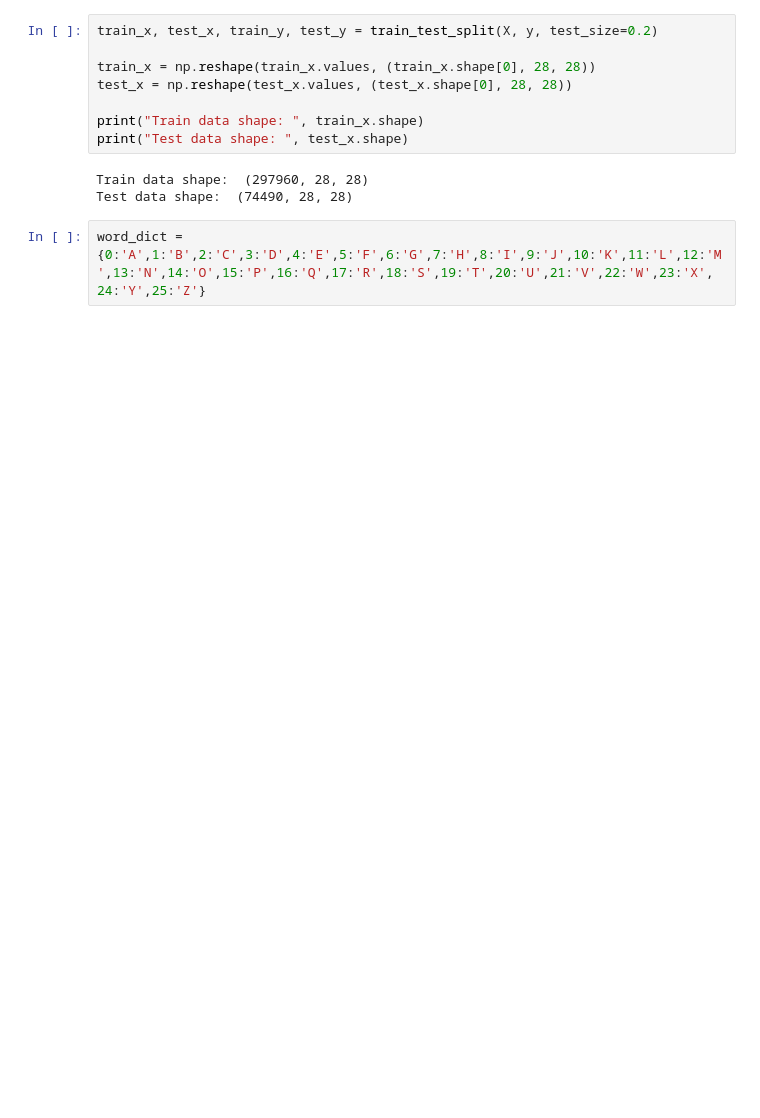
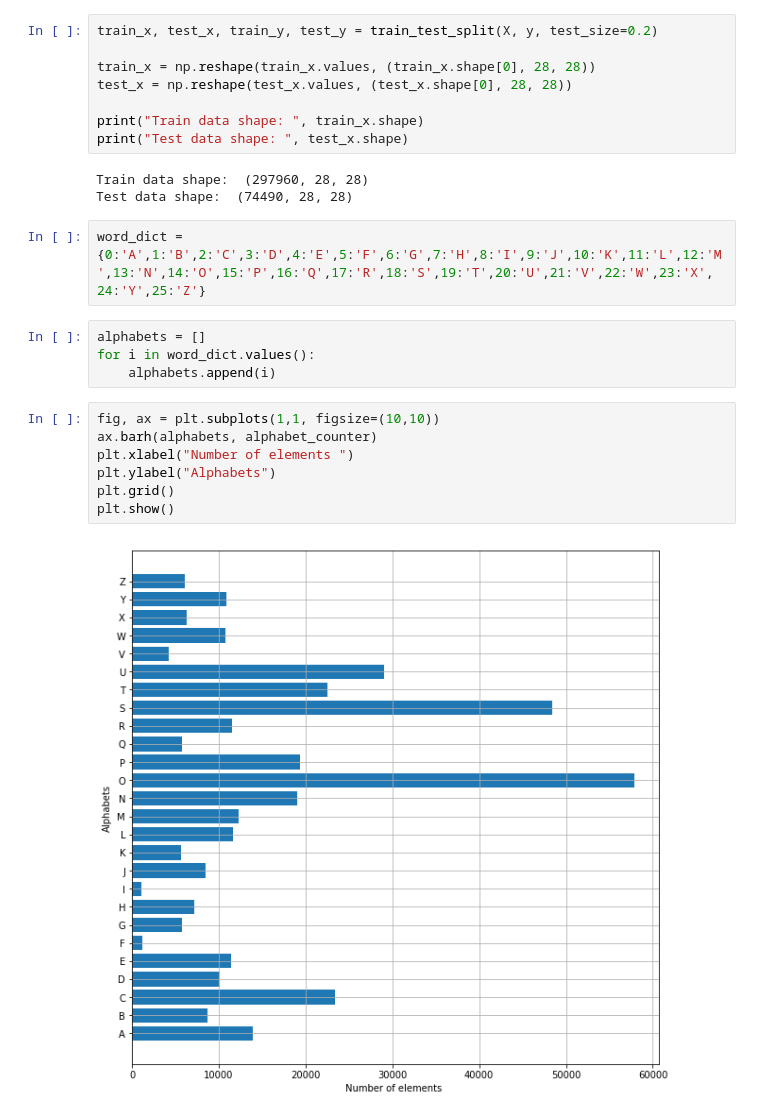
Before and after one commit to CornellDataScience/Reading-Handwriting, a Jupyter notebook: Reading_Handwriting.ipynb, the cells around one changed output. Drawn from its saved outputs; the diff is of its cells as text; blank space fills up the shorter version.

```diff
--- a/Reading_Handwriting.ipynb
+++ b/Reading_Handwriting.ipynb
@@ -59,6 +61,19 @@ Train data shape:  (297960, 28, 28)
 Test data shape:  (74490, 28, 28)
 # %%
 word_dict = {0:'A',1:'B',2:'C',3:'D',4:'E',5:'F',6:'G',7:'H',8:'I',9:'J',10:'K',11:'L',12:'M',13:'N',14:'O',15:'P',16:'Q',17:'R',18:'S',19:'T',20:'U',21:'V',22:'W',23:'X', 24:'Y',25:'Z'}
+# %%
+alphabets = []
+for i in word_dict.values():
+    alphabets.append(i)
+# %%
+fig, ax = plt.subplots(1,1, figsize=(10,10))
+ax.barh(alphabets, alphabet_counter)
+plt.xlabel("Number of elements ")
+plt.ylabel("Alphabets")
+plt.grid()
+plt.show()
+# %% [output]
+[figure, added]
 # %%
 fig, ax = plt.subplots(3,3, figsize = (10,10))
 axes = ax.flatten()
```
Also changed, not shown: parts of 8 cells of this notebook.
